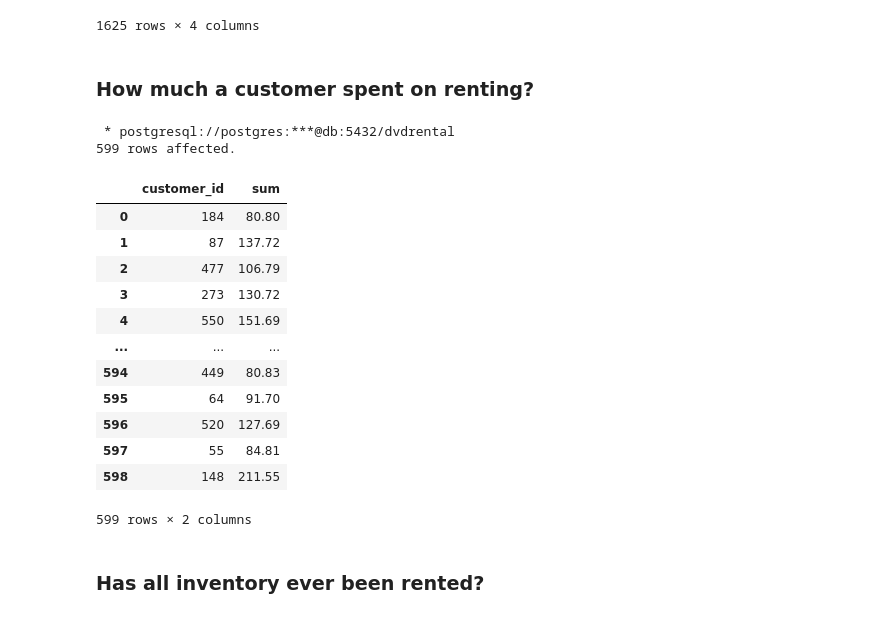
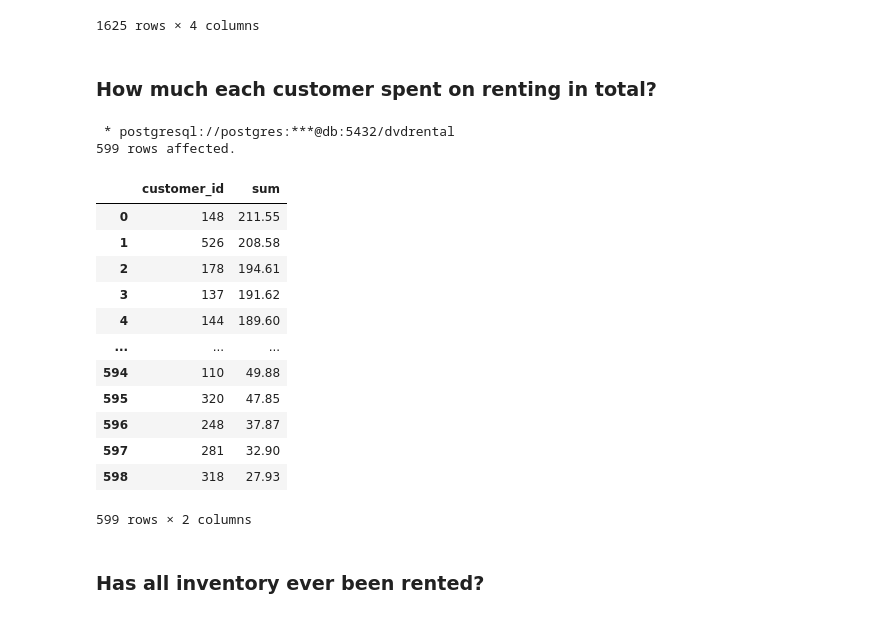
Before and after one commit to nikolaevtomov/dvdrental, a Jupyter notebook: notebook/1.experiment.ipynb, the cells around one changed output. Drawn from its saved outputs; the diff is of its cells as text; code cells hidden in the pictures.

```diff
--- a/notebook/1.experiment.ipynb
+++ b/notebook/1.experiment.ipynb
@@ -82,28 +42,32 @@ ORDER BY customer_id DESC, amount ASC;
 | 1624 | 18497 | 1 | 9.99 | 2007-02-15 19:37:12.996577 |
 1625 rows × 4 columns
 # %% [markdown]
-### How much a customer spent on renting?
+### How much each customer spent on renting in total?
 # %%
 %%sql
 
-SELECT customer_id, SUM(amount)
-FROM payment
-GROUP BY customer_id;
+SELECT
+    p.customer_id,
+    SUM(p.amount)
+FROM payment p
+
+GROUP BY 1
+ORDER BY 2 DESC
 # %% [output]
  * postgresql://postgres:***@db:5432/dvdrental
 599 rows affected.
 |  | customer_id | sum |
-| 0 | 184 | 80.80 |
-| 1 | 87 | 137.72 |
-| 2 | 477 | 106.79 |
-| 3 | 273 | 130.72 |
-| 4 | 550 | 151.69 |
+| 0 | 148 | 211.55 |
+| 1 | 526 | 208.58 |
+| 2 | 178 | 194.61 |
+| 3 | 137 | 191.62 |
+| 4 | 144 | 189.60 |
 | ... | ... | ... |
-| 594 | 449 | 80.83 |
-| 595 | 64 | 91.70 |
-| 596 | 520 | 127.69 |
-| 597 | 55 | 84.81 |
-| 598 | 148 | 211.55 |
+| 594 | 110 | 49.88 |
+| 595 | 320 | 47.85 |
+| 596 | 248 | 37.87 |
+| 597 | 281 | 32.90 |
+| 598 | 318 | 27.93 |
 599 rows × 2 columns
 # %% [markdown]
 ### Has all inventory ever been rented?
```
Also changed, not shown: parts of 15 cells of this notebook.
